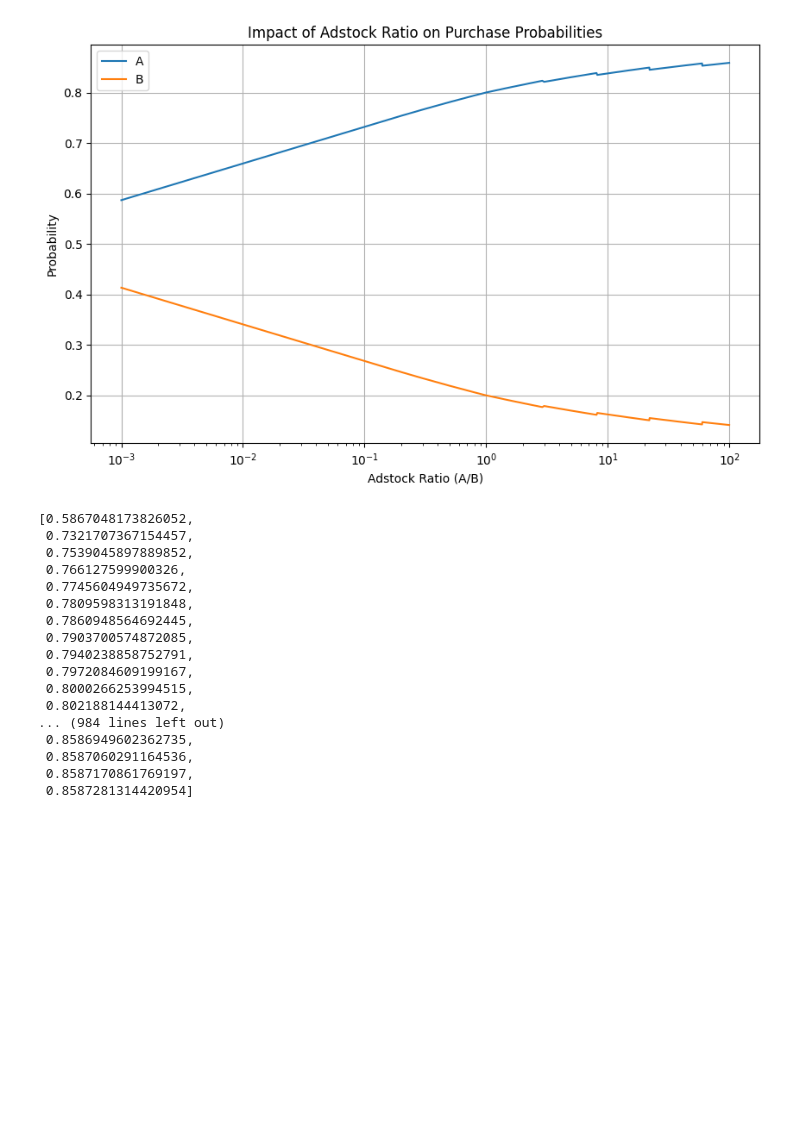
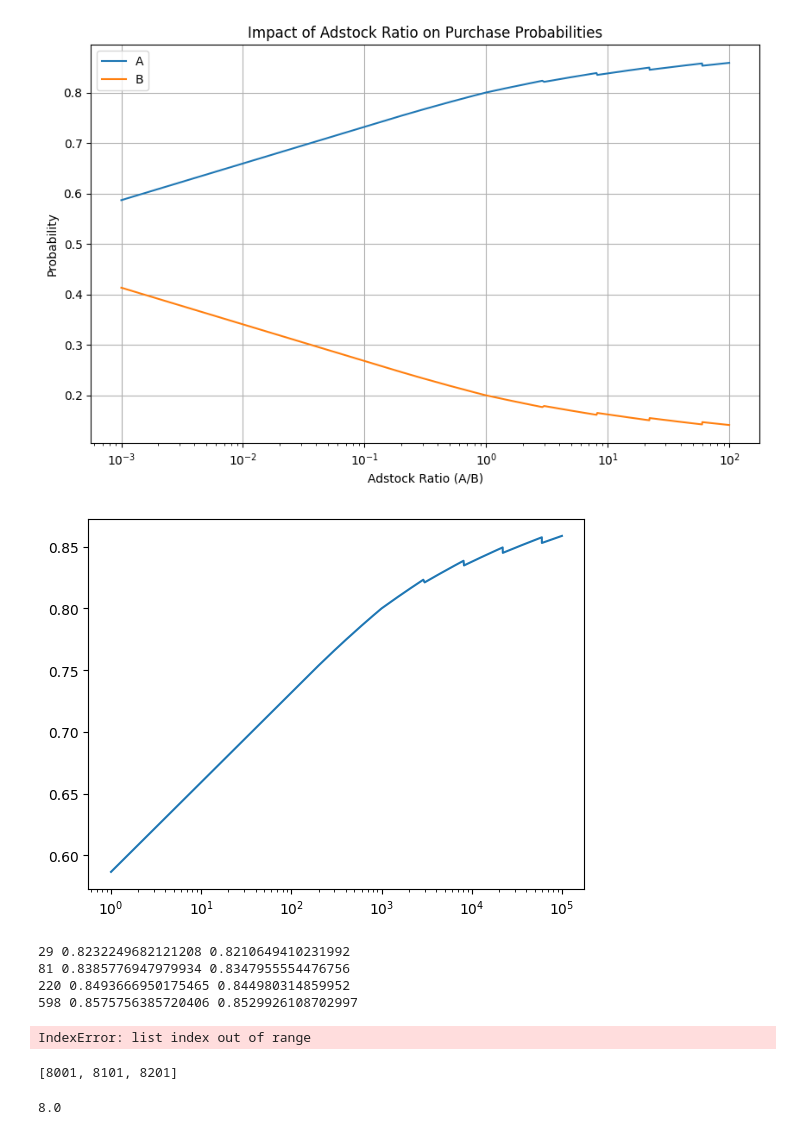
Before and after one commit to mcfitzgerald/consumer-abm, a Jupyter notebook: test_funcs.ipynb, the cells around one changed output. Saved outputs shown, nothing was run; the diff lists cells and outputs as text; code cells hidden in the pictures; blank space fills up the shorter version.

```diff
--- a/test_funcs.ipynb
+++ b/test_funcs.ipynb
@@ -121,23 +106,18 @@ plt.grid(True)
 plt.show()
 # %% [output]
 [figure]
-# %%
-prob_A
-# %% [output]
-[0.5867048173826052,
- 0.7321707367154457,
- 0.7539045897889852,
- 0.766127599900326,
- 0.7745604949735672,
- 0.7809598313191848,
- 0.7860948564692445,
- 0.7903700574872085,
- 0.7940238858752791,
- 0.7972084609199167,
- 0.8000266253994515,
- 0.802188144413072,
-... (984 lines left out)
- 0.8586949602362735,
- 0.8587060291164536,
- 0.8587170861769197,
- 0.8587281314420954]
+# %%
+plt.plot(adstock_A_range, prob_A)
+plt.xscale('log')
+# %% [output]
+[figure, added]
+# %%
+for i in range(len(prob_A)):
+    if prob_A[i+1] < prob_A[i]:
+        print(i, prob_A[i], prob_A[i+1])
+# %% [output]
+29 0.8232249682121208 0.8210649410231992
+81 0.8385776947979934 0.8347955554476756
+220 0.8493666950175465 0.844980314859952
+598 0.8575756385720406 0.8529926108702997
+IndexError: list index out of range
@@ -143,0 +126,8 @@ prob_A
+# %%
+adstocks[80:83]
+# %% [output]
+[8001, 8101, 8201]
+# %%
+max(1, np.floor(np.log(np.max(8001))))
+# %% [output]
+8.0
```
Also changed, not shown: parts of 13 cells of this notebook, 1 other file.
